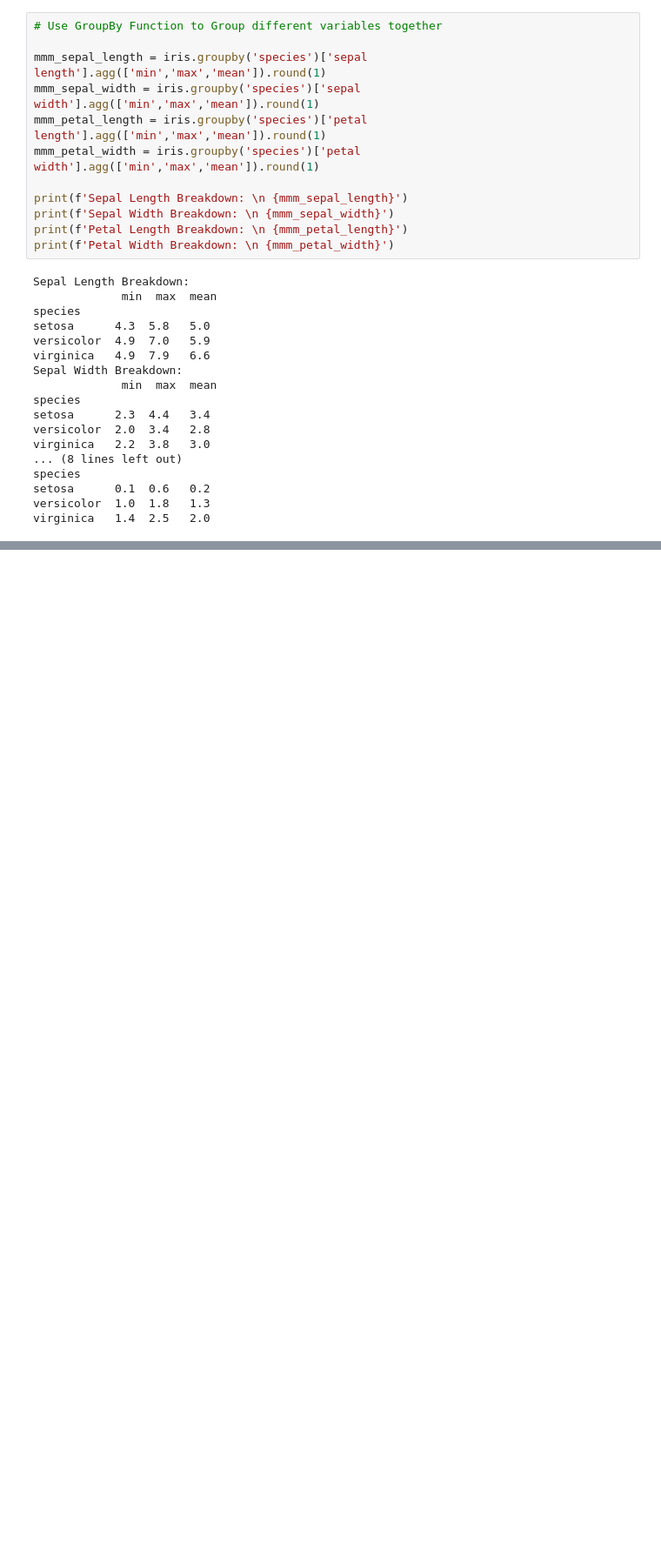
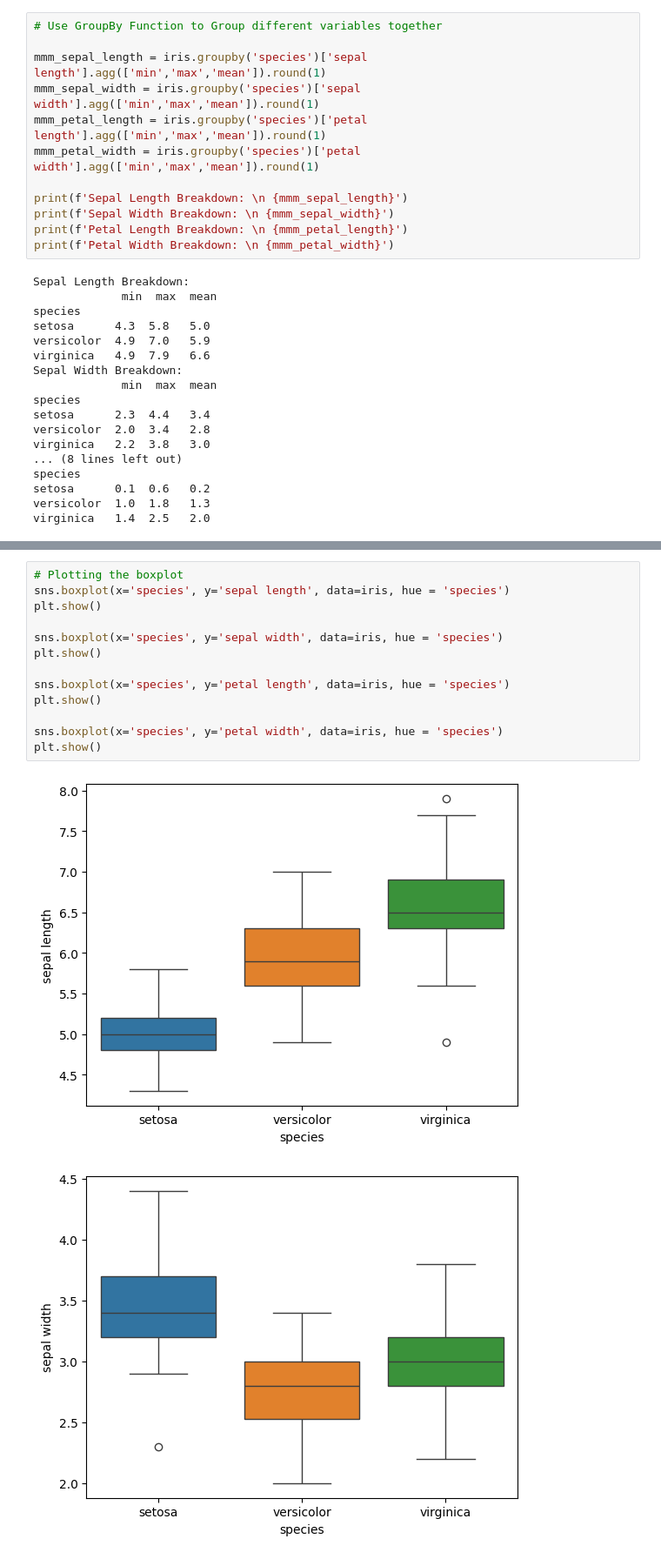
Before and after one commit to daveysull/pands-project, a Jupyter notebook: project.ipynb, the cells around one changed output, grey strips where cells are left out. Shown at 87% size. Drawn from its saved outputs; the diff is of its cells as text; blank space fills up the shorter version.

```diff
--- a/project.ipynb
+++ b/project.ipynb
@@ -269,0 +273,16 @@ virginica   1.4  2.5   2.0
+# %%
+# Plotting the boxplot
+sns.boxplot(x='species', y='sepal length', data=iris, hue = 'species')
+plt.show()
+
+sns.boxplot(x='species', y='sepal width', data=iris, hue = 'species')
+plt.show()
+
+sns.boxplot(x='species', y='petal length', data=iris, hue = 'species')
+plt.show()
+
+sns.boxplot(x='species', y='petal width', data=iris, hue = 'species')
+plt.show()
+# %% [output]
+[figure, added]
+[figure, added]
```
Also changed, not shown: parts of 2 cells of this notebook.
